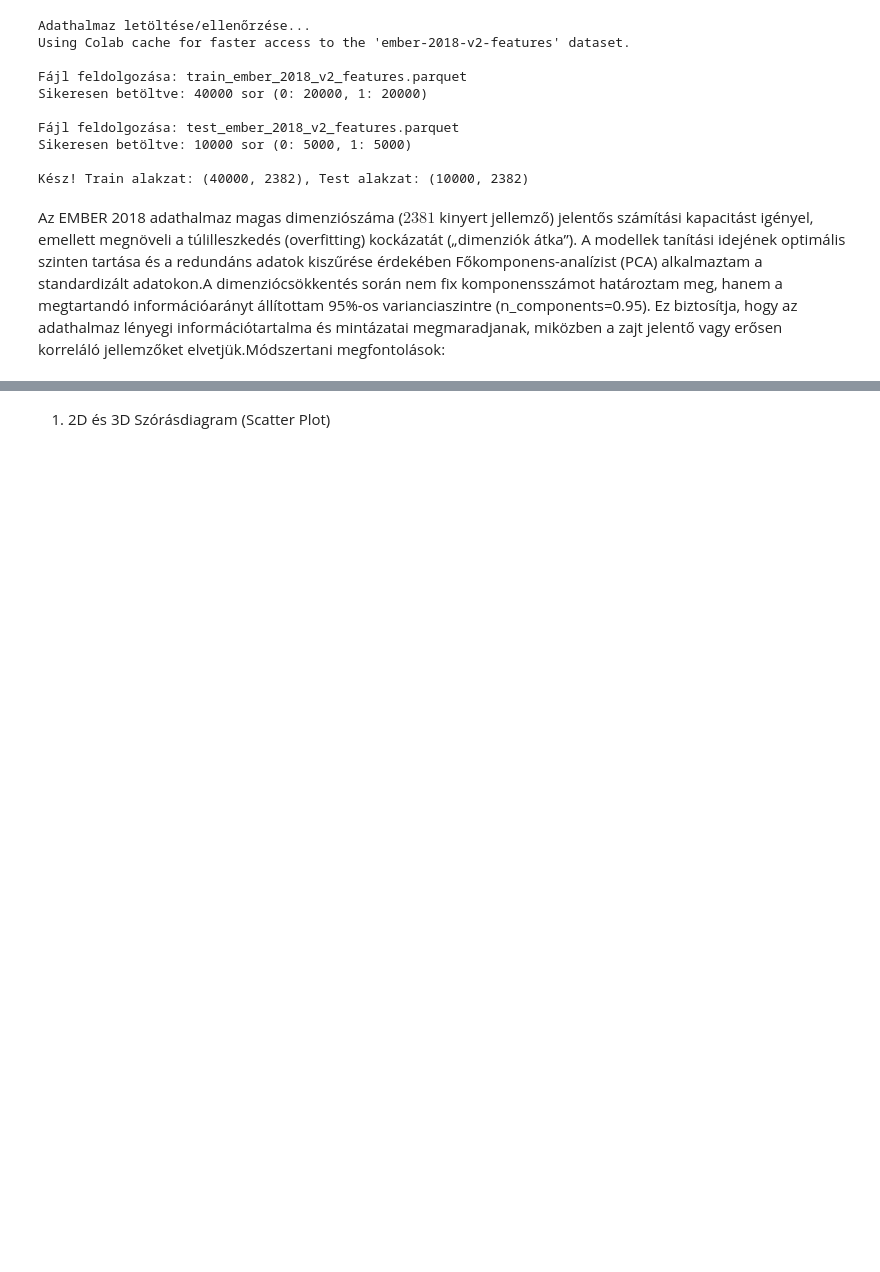
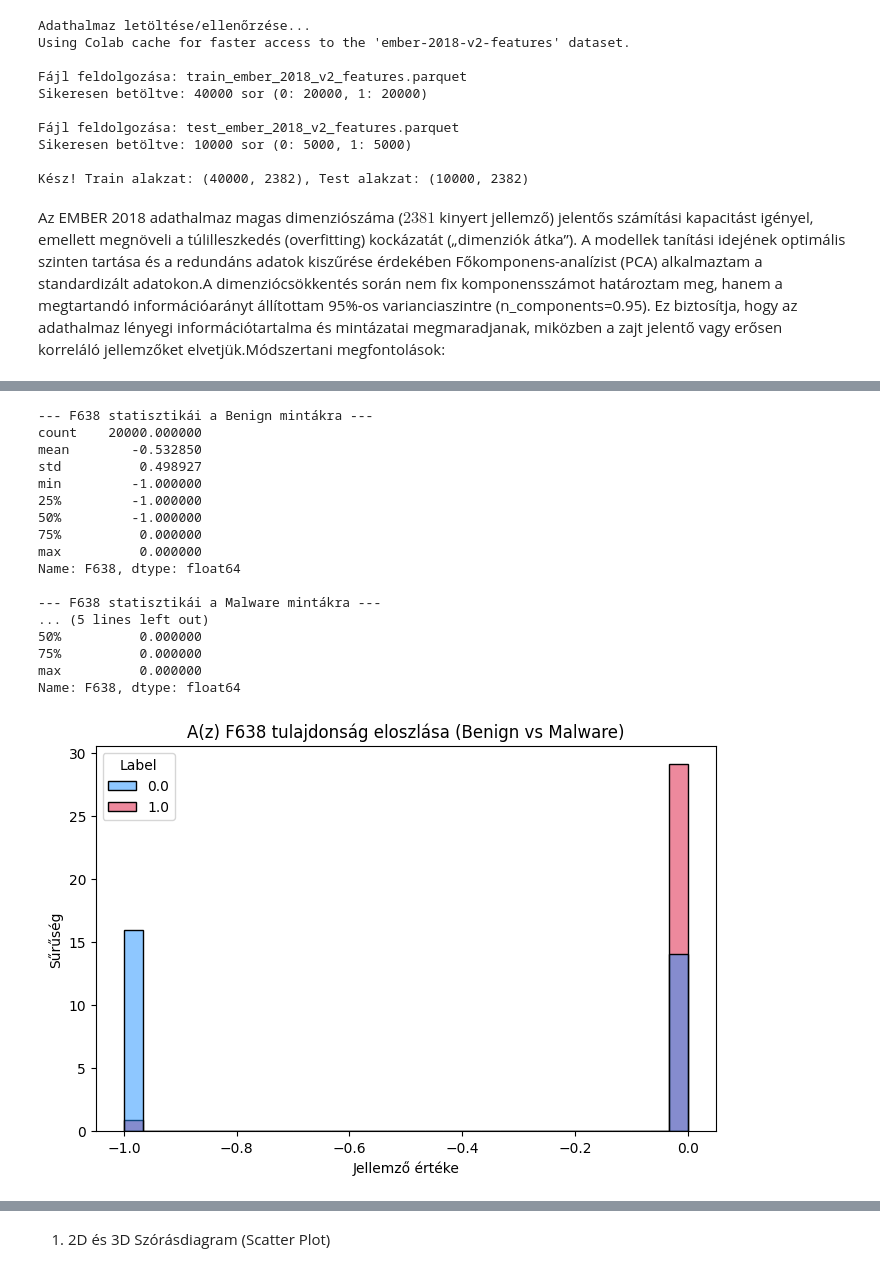
Before and after one commit to RaczNikoletta/Artificial-intelligence, a Jupyter notebook: PE_SupervisedML/beadando2.ipynb, the cells around one changed output, grey strips where cells are left out. Drawn from its saved outputs; the diff is of its cells as text; code cells hidden in the pictures; blank space fills up the shorter version.

```diff
--- a/PE_SupervisedML/beadando2.ipynb
+++ b/PE_SupervisedML/beadando2.ipynb
@@ -290,0 +311,50 @@ PCA utáni komponensek száma (95% varianciához): 1268
+# %%
+# 1. Kiderítjük, melyik oszlop tartozik az F638-hoz
+import seaborn as sns
+import matplotlib.pyplot as plt
+
+# 1. Közvetlenül az 'F638' oszlopnevet használjuk (nem az indexét!)
+target_col = 'F638'
+
+# Ellenőrizzük az alapvető statisztikáit (ha csupa 0, azt azonnal látni fogjuk)
+print(f"--- {target_col} statisztikái a Benign mintákra ---")
+print(df_train[df_train[label_col] == 0][target_col].describe())
+
+print(f"\n--- {target_col} statisztikái a Malware mintákra ---")
+print(df_train[df_train[label_col] == 1][target_col].describe())
+
+# 2. Ábrázolás hisztogrammal (ez akkor is működik, ha sok a 0 érték)
+plt.figure(figsize=(8, 5))
+sns.histplot(
+    data=df_train,
+    x=target_col,
+    hue=label_col,
+    bins=30,
+    stat="density",
+    common_norm=False,
+    palette=['dodgerblue', 'crimson'],
+    alpha=0.5
+)
+plt.title(f"A(z) {target_col} tulajdonság eloszlása (Benign vs Malware)")
+plt.xlabel("Jellemző értéke")
+plt.ylabel("Sűrűség")
+plt.show()
+# %% [output]
+--- F638 statisztikái a Benign mintákra ---
+count    20000.000000
+mean        -0.532850
+std          0.498927
+min         -1.000000
+25%         -1.000000
+50%         -1.000000
+75%          0.000000
+max          0.000000
+Name: F638, dtype: float64
+
+--- F638 statisztikái a Malware mintákra ---
+... (5 lines left out)
+50%          0.000000
+75%          0.000000
+max          0.000000
+Name: F638, dtype: float64
+[figure, added]
```
Also changed, not shown: parts of 9 cells of this notebook.
